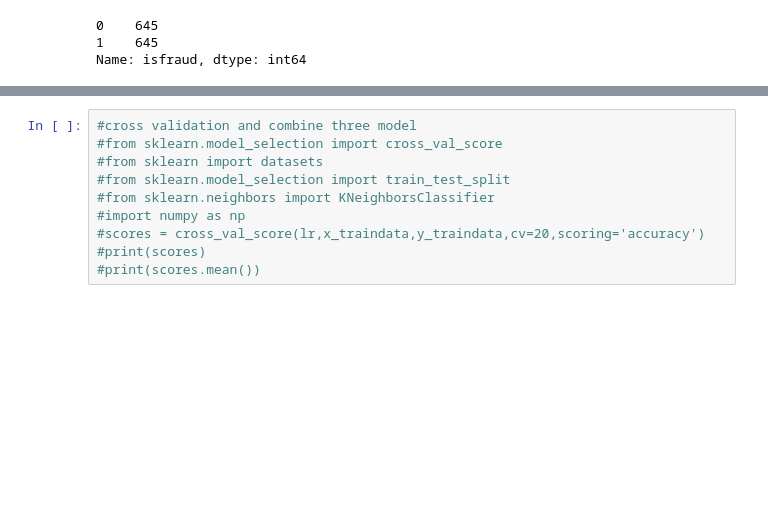
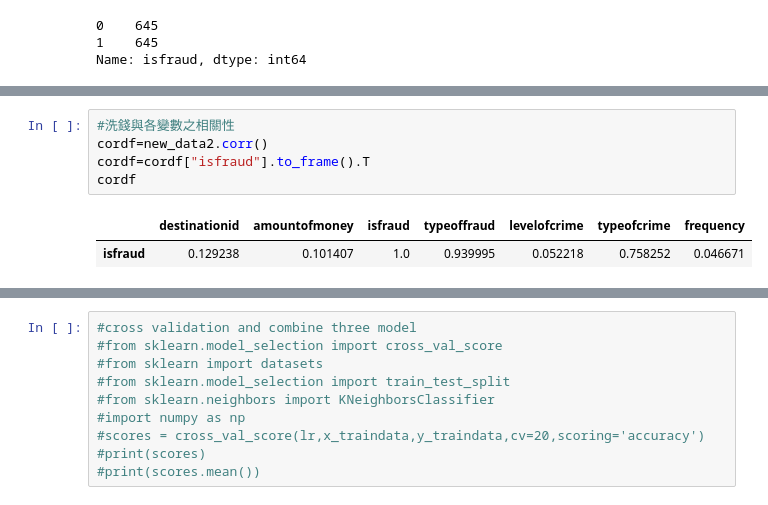
Before and after one commit to dengdualangininder/-AML, a Jupyter notebook: 三合一最終AML模型.ipynb, the cells around one changed output, grey strips where cells are left out. Saved outputs shown, nothing was run; the diff lists cells and outputs as text; blank space fills up the shorter version.

```diff
--- a/三合一最終AML模型.ipynb
+++ b/三合一最終AML模型.ipynb
@@ -220,0 +248,8 @@ array([0.53958247, 0.63114646, 0.65399335, 0.51745628, 0.4875383 ,
+# %%
+#洗錢與各變數之相關性
+cordf=new_data2.corr()
+cordf=cordf["isfraud"].to_frame().T
+cordf
+# %% [output]
+|  | destinationid | amountofmoney | isfraud | typeoffraud | levelofcrime | typeofcrime | frequency |
+| isfraud | 0.129238 | 0.101407 | 1.0 | 0.939995 | 0.052218 | 0.758252 | 0.046671 |
```
Also changed, not shown: parts of 16 cells of this notebook.
